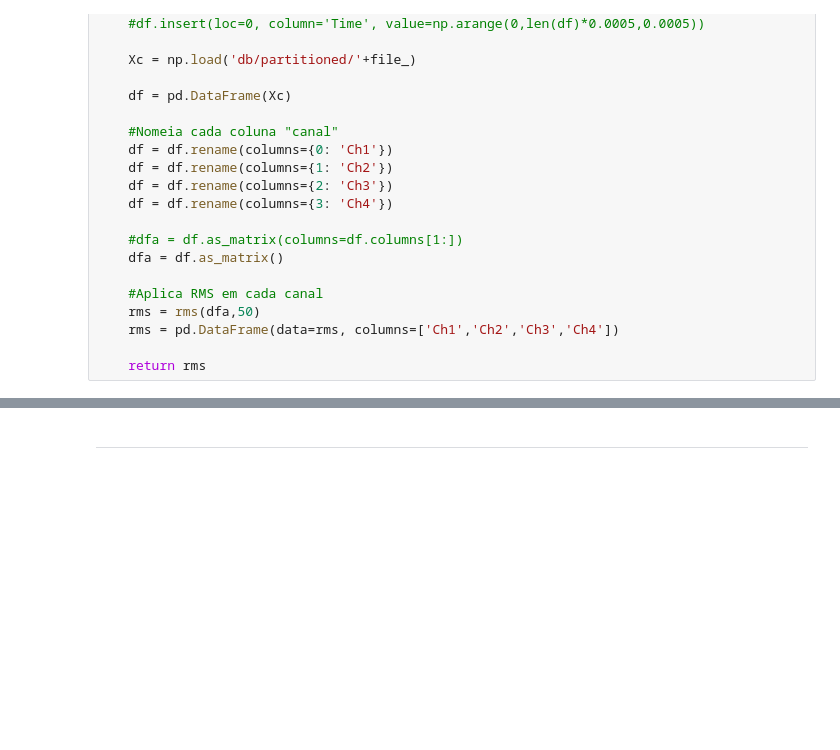
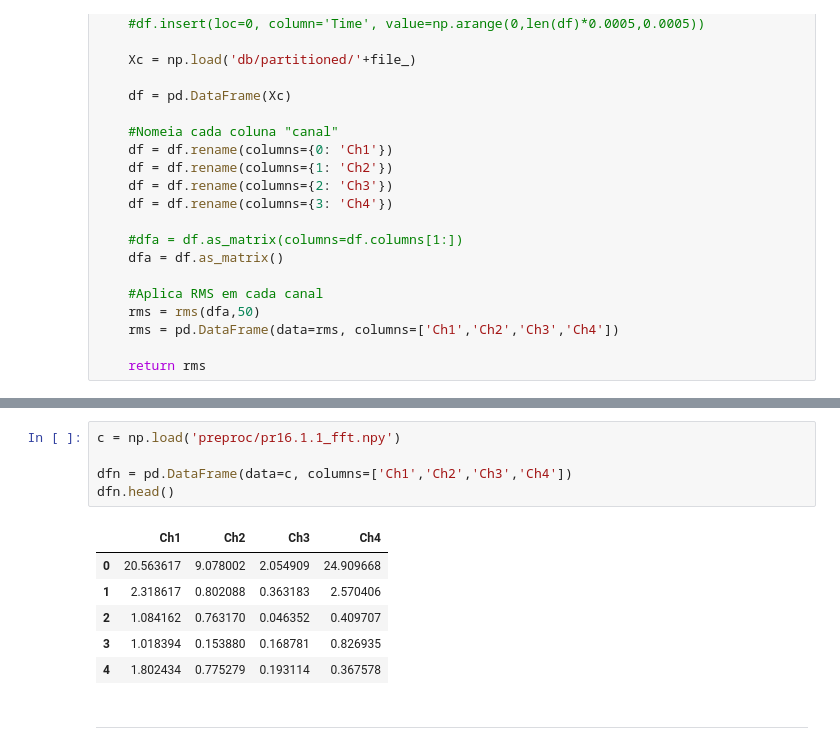
Before and after one commit to Collumbus/PKS_ML, a Jupyter notebook: processing.ipynb, the cells around one changed output, grey strips where cells are left out. Drawn from its saved outputs; the diff is of its cells as text; blank space fills up the shorter version.

```diff
--- a/processing.ipynb
+++ b/processing.ipynb
@@ -194,3 +276,15 @@ def Rms(file_):
+# %%
+c = np.load('preproc/pr16.1.1_fft.npy')
+
+dfn = pd.DataFrame(data=c, columns=['Ch1','Ch2','Ch3','Ch4'])
+dfn.head()
+# %% [output]
+|  | Ch1 | Ch2 | Ch3 | Ch4 |
+| 0 | 20.563617 | 9.078002 | 2.054909 | 24.909668 |
+| 1 | 2.318617 | 0.802088 | 0.363183 | 2.570406 |
+| 2 | 1.084162 | 0.763170 | 0.046352 | 0.409707 |
+| 3 | 1.018394 | 0.153880 | 0.168781 | 0.826935 |
+| 4 | 1.802434 | 0.775279 | 0.193114 | 0.367578 |
 # %% [markdown]
 ---
 # %%
```
Also changed, not shown: parts of 13 cells of this notebook, 3 other files.
